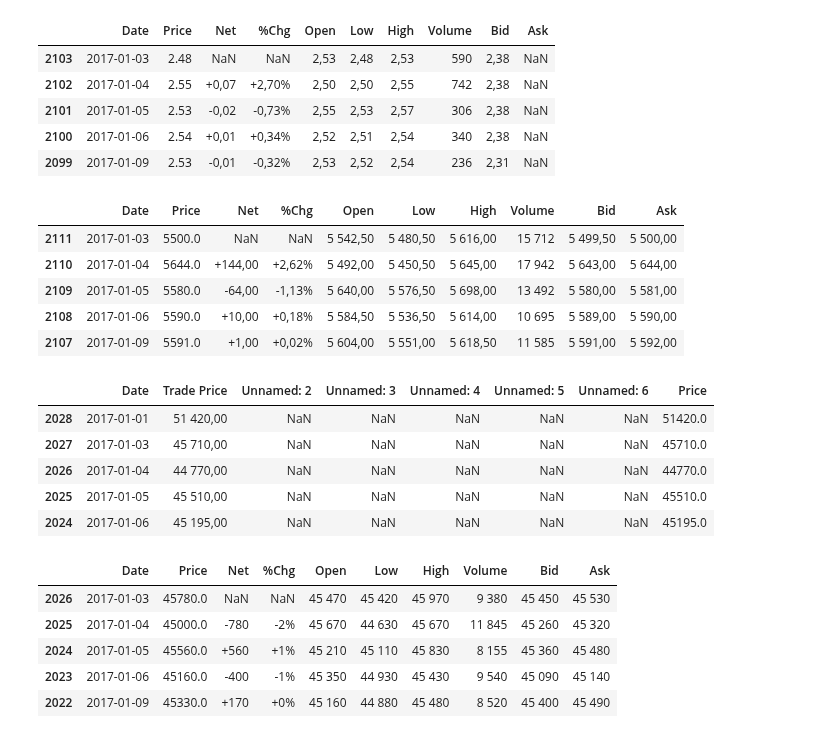
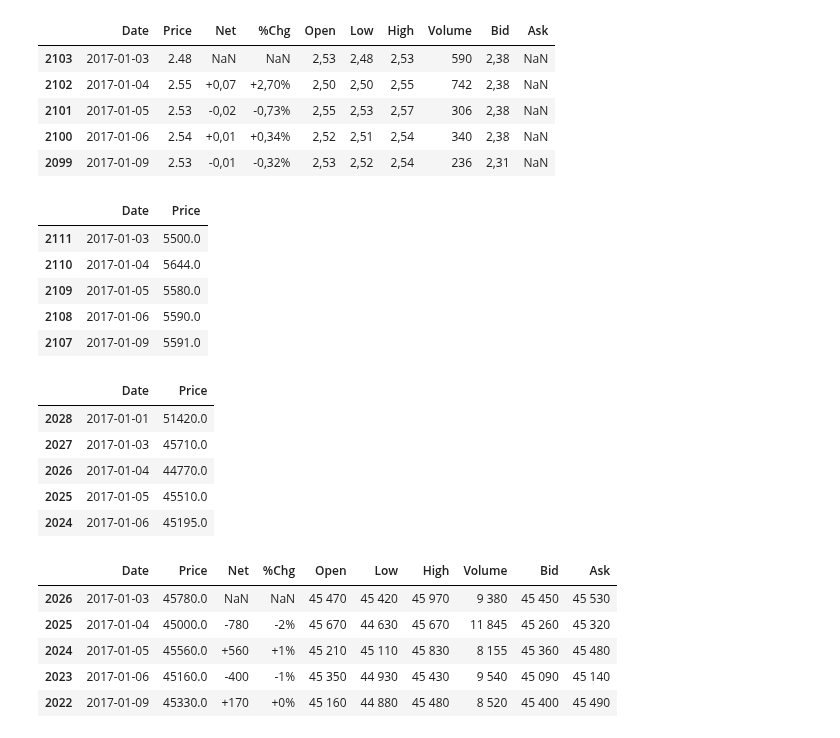
Before and after one commit to Doosheck/metals, a Jupyter notebook: data_overview.ipynb, the cells around one changed output. Drawn from its saved outputs; the diff is of its cells as text; code cells hidden in the pictures.

```diff
--- a/data_overview.ipynb
+++ b/data_overview.ipynb
@@ -533,19 +533,20 @@ dfcu2.head()
 # %%
 # Load Copper data source #3 - LME 3M Copper Composite Forward
 dfcu3 = pd.read_csv('/Users/michal/Documents/Code/metals/reuters_data/LME 3M Copper Composite Commodity Forward.csv', sep=';')
 dfcu3 = dfcu3.rename(columns={'Exchange Date': 'Date'})
 dfcu3 = dfcu3.rename(columns={'Close' : 'Price'})
 dfcu3['Date'] = pd.to_datetime(dfcu3['Date'], format='%d-%b-%Y')
 dfcu3['Price'] = dfcu3['Price'].str.replace('\xa0', '').str.replace(',', '.').astype(float)
 dfcu3 = dfcu3.sort_values(by='Date')
+dfcu3 = dfcu3.iloc[:, :2]
 dfcu3.head()
 # %% [output]
-|  | Date | Price | Net | %Chg | Open | Low | High | Volume | Bid | Ask |
-| 2111 | 2017-01-03 | 5500.0 | NaN | NaN | 5 542,50 | 5 480,50 | 5 616,00 | 15 712 | 5 499,50 | 5 500,00 |
-| 2110 | 2017-01-04 | 5644.0 | +144,00 | +2,62% | 5 492,00 | 5 450,50 | 5 645,00 | 17 942 | 5 643,00 | 5 644,00 |
-| 2109 | 2017-01-05 | 5580.0 | -64,00 | -1,13% | 5 640,00 | 5 576,50 | 5 698,00 | 13 492 | 5 580,00 | 5 581,00 |
-| 2108 | 2017-01-06 | 5590.0 | +10,00 | +0,18% | 5 584,50 | 5 536,50 | 5 614,00 | 10 695 | 5 589,00 | 5 590,00 |
-| 2107 | 2017-01-09 | 5591.0 | +1,00 | +0,02% | 5 604,00 | 5 551,00 | 5 618,50 | 11 585 | 5 591,00 | 5 592,00 |
+|  | Date | Price |
+| 2111 | 2017-01-03 | 5500.0 |
+| 2110 | 2017-01-04 | 5644.0 |
+| 2109 | 2017-01-05 | 5580.0 |
+| 2108 | 2017-01-06 | 5590.0 |
+| 2107 | 2017-01-09 | 5591.0 |
 # %%
 # Load Copper data source #4 - SMM Guixi Copper
 dfcu4 = pd.read_csv('/Users/michal/Documents/Code/metals/reuters_data/SMM Guixi Copper .csv', sep=';')
@@ -555,14 +556,15 @@ dfcu4['Date'] = pd.to_datetime(dfcu4['Date'], format='%d-%b-%Y')
 dfcu4['Price'] = dfcu4['Trade Price'].str.replace('\xa0', '').str.replace(',', '.').astype(float)
 dfcu4 = dfcu4.drop(index=0)
 dfcu4 = dfcu4.sort_values(by='Date')
+dfcu4 = dfcu4.iloc[:, [0, -1]]
 dfcu4.head()
 # %% [output]
-|  | Date | Trade Price | Unnamed: 2 | Unnamed: 3 | Unnamed: 4 | Unnamed: 5 | Unnamed: 6 | Price |
-| 2028 | 2017-01-01 | 51 420,00 | NaN | NaN | NaN | NaN | NaN | 51420.0 |
-| 2027 | 2017-01-03 | 45 710,00 | NaN | NaN | NaN | NaN | NaN | 45710.0 |
-| 2026 | 2017-01-04 | 44 770,00 | NaN | NaN | NaN | NaN | NaN | 44770.0 |
-| 2025 | 2017-01-05 | 45 510,00 | NaN | NaN | NaN | NaN | NaN | 45510.0 |
-| 2024 | 2017-01-06 | 45 195,00 | NaN | NaN | NaN | NaN | NaN | 45195.0 |
+|  | Date | Price |
+| 2028 | 2017-01-01 | 51420.0 |
+| 2027 | 2017-01-03 | 45710.0 |
+| 2026 | 2017-01-04 | 44770.0 |
+| 2025 | 2017-01-05 | 45510.0 |
+| 2024 | 2017-01-06 | 45195.0 |
 # %%
 # Load Copper data source #5 - SHFE Copper Future 1M
 dfcu5 = pd.read_csv('/Users/michal/Documents/Code/metals/reuters_data/SHFE Copper Commodity Future Continuation 1.csv', sep=';')
```
Also changed, not shown: parts of 3 cells of this notebook.
